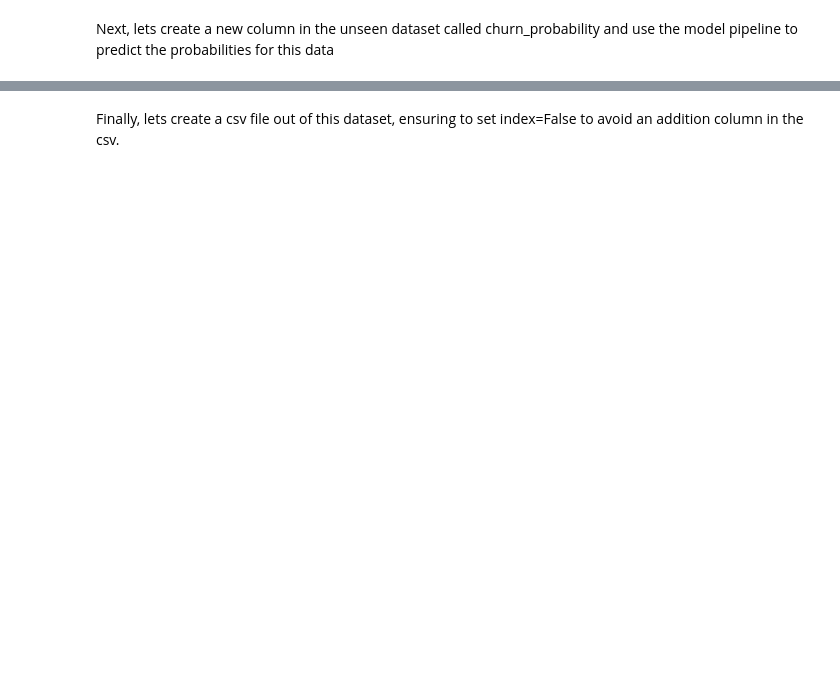
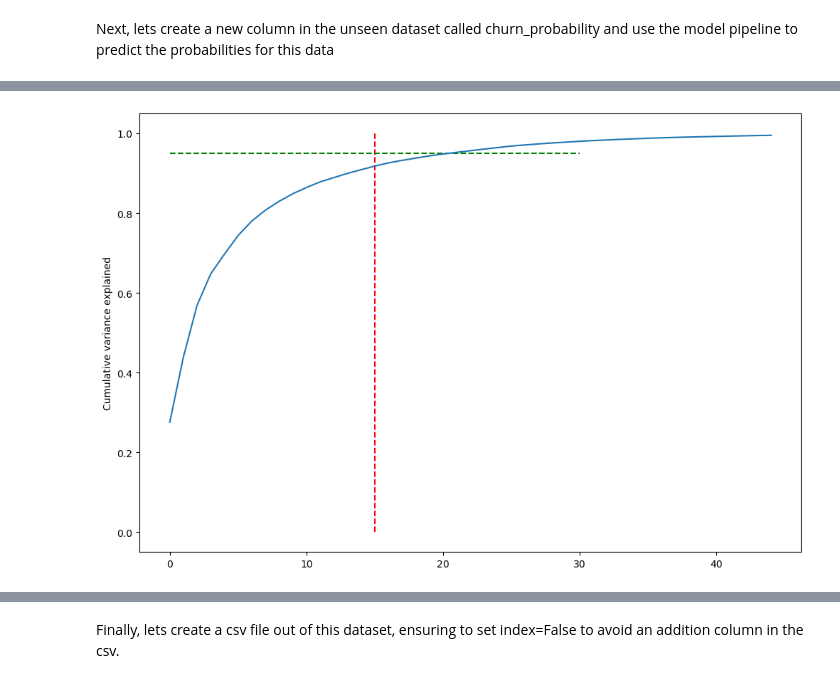
Before and after one commit to harish-babu/telecom-churn, a Jupyter notebook: telecom-churn-notebook.ipynb, the cells around one changed output, grey strips where cells are left out. Cells and saved outputs as stored; diff of their text form; code cells hidden in the pictures; blank space fills up the shorter version.

```diff
--- a/telecom-churn-notebook.ipynb
+++ b/telecom-churn-notebook.ipynb
@@ -939,0 +1003,4 @@ submission_data.shape
+# %%
+submission_data = unseen[df_test.columns]
+# %%
+submission_data.set_index('id')
@@ -940,2 +1032,5 @@ submission_data.shape
 # %% [markdown]
 Next, lets create a new column in the unseen dataset called churn_probability and use the model pipeline to predict the probabilities for this data
+# %%
+pca_submission = PCA(n_components=45,random_state=42)
+submission_data_transformed = pca_submission.fit_transform(submission_data.drop('id', axis=1))
@@ -942 +1049,7 @@ Next, lets create a new column in the unseen dataset called churn_probability an
+# %%
+var_cumu = np.cumsum(pca_submission.explained_variance_ratio_)
+# %%
+plot_cum_variance_explained(var_cumu)
+# %% [output]
+[figure, added]
 # %%
```
Also changed, not shown: parts of 33 cells of this notebook, 1 other file.
